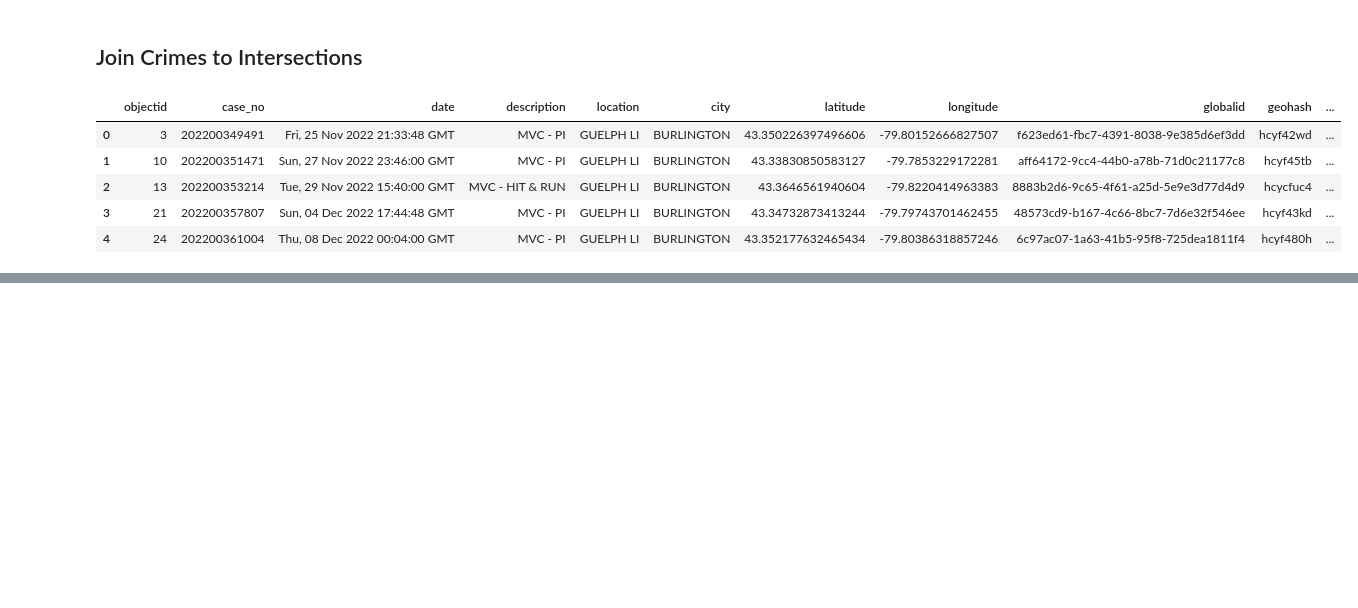
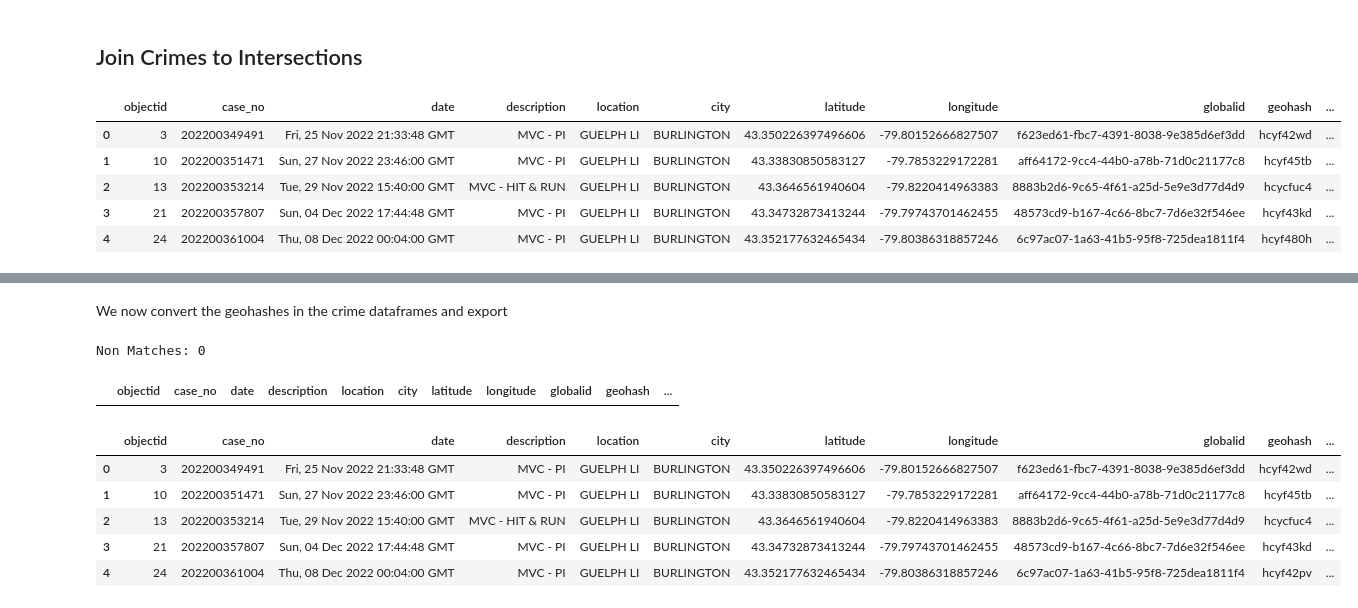
Before and after one commit to FutureProg/Burlington-Crash-Probability-2023, a Jupyter notebook: 1_data_preparation.ipynb, the cells around one changed output, grey strips where cells are left out. Drawn from its saved outputs; the diff is of its cells as text; code cells hidden in the pictures; blank space fills up the shorter version.

Commit message:
Data should be prepared for analysis now

```diff
--- a/1_data_preparation.ipynb
+++ b/1_data_preparation.ipynb
@@ -234,7 +232,7 @@ Looks like some points aren't properly matched. Gonna have to use the distance b
 # %%
-max_distance_allowed = 0.035
+# max_distance_allowed = 0.035
 
-unmatched_df = crime_map_df[data_df['street1'].isna()]
+unmatched_df = crime_map_df[(data_df['street1'].isna()) & data_df['street2'].isna() & (data_df['street_names'].isna())]
 tdf = intersections_info_df[['geohash']].copy()
 tdf['geometry'] = tdf['geohash'].apply(pygeohash.decode_exactly).apply(lambda x: (x[0], x[1]))
 tdf['geohash_5'] = tdf['geohash'].apply(lambda x: x[:5]) # geohash 5 covers +/-2.4 km
@@ -255,7 +253,7 @@ for index, row in unmatched_df.iterrows():
         if dist < min_dist_found:
             min_dist_found = dist
             not_chosen_winner = orow
-        if dist < min_dist and dist < max_distance_allowed:
+        if dist < min_dist: # and dist < max_distance_allowed:
             min_dist = dist
             winner = orow['geohash']
     if winner is None:
@@ -265,4 +263,7 @@ for index, row in unmatched_df.iterrows():
         print("\n")
     geohash_transform[row['geohash']] = winner
 print(bad_count)
+del bad_count
+del tdf
+del unmatched_df
 # %% [output]
@@ -285,0 +291,22 @@ Closest Distance: 0.14130828991990013
+# %% [markdown]
+We now convert the geohashes in the crime dataframes and export
+# %%
+tdf = crime_df.copy()
+tdf['geohash'] = tdf['geohash'].apply(lambda x: geohash_transform[x] if x in geohash_transform.keys() else x)
+data_df = pd.merge(tdf, intersections_info_df, how='left', on=['geohash'])
+non_matches = data_df[(data_df['street1'].isna()) & data_df['street2'].isna() & (data_df['street_names'].isna())]
+print("Non Matches: " + str(non_matches.count()[0]))
+non_matches.head()
+# %% [output]
+Non Matches: 0
+|  | objectid | case_no | date | description | location | city | latitude | longitude | globalid | geohash | ... |
+# %%
+data_df.to_json('prepared_data/prepared_data.json', orient='records')
+data_df.head()
+# %% [output]
+|  | objectid | case_no | date | description | location | city | latitude | longitude | globalid | geohash | ... |
+| 0 | 3 | 202200349491 | Fri, 25 Nov 2022 21:33:48 GMT | MVC - PI | GUELPH LI | BURLINGTON | 43.350226397496606 | -79.80152666827507 | f623ed61-fbc7-4391-8038-9e385d6ef3dd | hcyf42wd | ... |
+| 1 | 10 | 202200351471 | Sun, 27 Nov 2022 23:46:00 GMT | MVC - PI | GUELPH LI | BURLINGTON | 43.33830850583127 | -79.7853229172281 | aff64172-9cc4-44b0-a78b-71d0c21177c8 | hcyf45tb | ... |
+| 2 | 13 | 202200353214 | Tue, 29 Nov 2022 15:40:00 GMT | MVC - HIT & RUN | GUELPH LI | BURLINGTON | 43.3646561940604 | -79.8220414963383 | 8883b2d6-9c65-4f61-a25d-5e9e3d77d4d9 | hcycfuc4 | ... |
+| 3 | 21 | 202200357807 | Sun, 04 Dec 2022 17:44:48 GMT | MVC - PI | GUELPH LI | BURLINGTON | 43.34732873413244 | -79.79743701462455 | 48573cd9-b167-4c66-8bc7-7d6e32f546ee | hcyf43kd | ... |
+| 4 | 24 | 202200361004 | Thu, 08 Dec 2022 00:04:00 GMT | MVC - PI | GUELPH LI | BURLINGTON | 43.352177632465434 | -79.80386318857246 | 6c97ac07-1a63-41b5-95f8-725dea1811f4 | hcyf42pv | ... |
```
Also changed, not shown: parts of 8 cells of this notebook, 2 other files.
